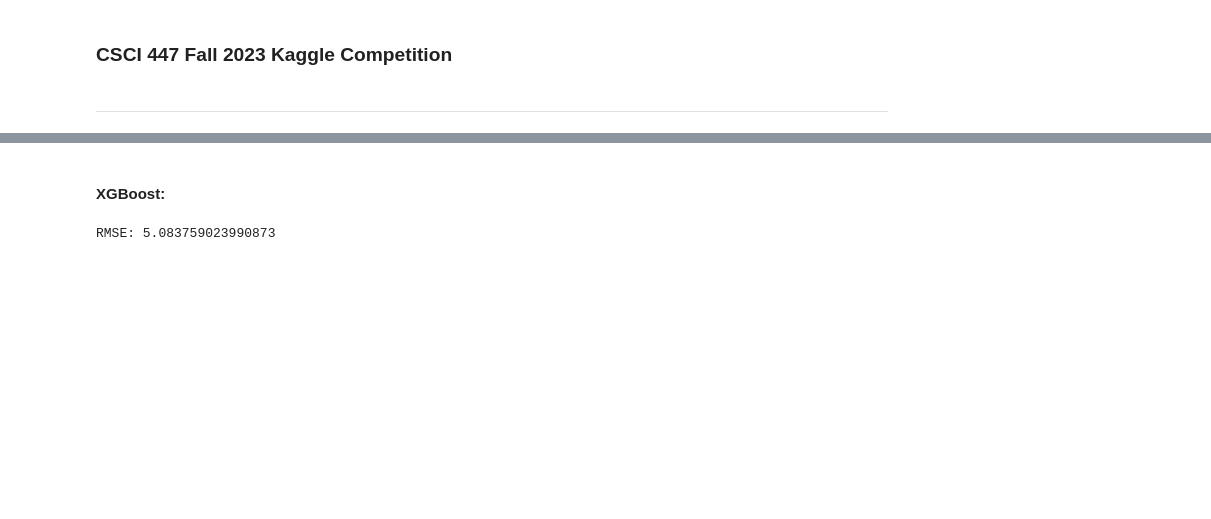
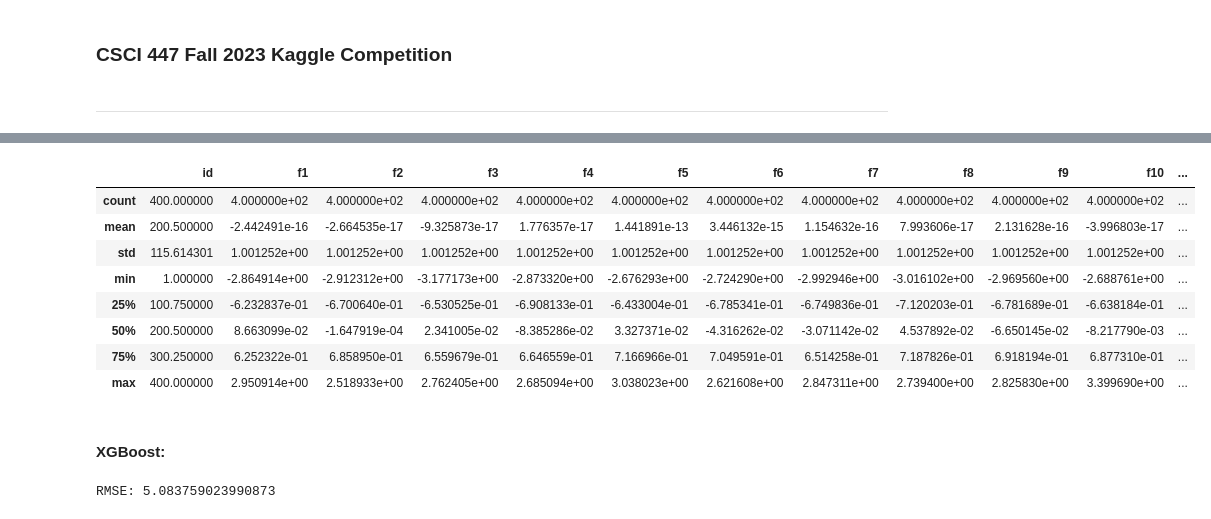
Before and after one commit to cake-dev/machine_learning_class, a Jupyter notebook: assignments/Kaggle_Competition.ipynb, the cells around one changed output, grey strips where cells are left out. Saved outputs shown, nothing was run; the diff lists cells and outputs as text; code cells hidden in the pictures; blank space fills up the shorter version.

```diff
--- a/assignments/Kaggle_Competition.ipynb
+++ b/assignments/Kaggle_Competition.ipynb
@@ -54,3 +63,23 @@ train.describe()
+# %%
+# add column names back
+train = pd.DataFrame(train, columns=train_cols)
+test = pd.DataFrame(test, columns=test_cols)
+# add target col back
+train['target'] = train_target
+# add id col back
+train['id'] = train_id
+test['id'] = test_id
+train.describe()
+# %% [output]
+|  | id | f1 | f2 | f3 | f4 | f5 | f6 | f7 | f8 | f9 | f10 | ... |
+| count | 400.000000 | 4.000000e+02 | 4.000000e+02 | 4.000000e+02 | 4.000000e+02 | 4.000000e+02 | 4.000000e+02 | 4.000000e+02 | 4.000000e+02 | 4.000000e+02 | 4.000000e+02 | ... |
+| mean | 200.500000 | -2.442491e-16 | -2.664535e-17 | -9.325873e-17 | 1.776357e-17 | 1.441891e-13 | 3.446132e-15 | 1.154632e-16 | 7.993606e-17 | 2.131628e-16 | -3.996803e-17 | ... |
+| std | 115.614301 | 1.001252e+00 | 1.001252e+00 | 1.001252e+00 | 1.001252e+00 | 1.001252e+00 | 1.001252e+00 | 1.001252e+00 | 1.001252e+00 | 1.001252e+00 | 1.001252e+00 | ... |
+| min | 1.000000 | -2.864914e+00 | -2.912312e+00 | -3.177173e+00 | -2.873320e+00 | -2.676293e+00 | -2.724290e+00 | -2.992946e+00 | -3.016102e+00 | -2.969560e+00 | -2.688761e+00 | ... |
+| 25% | 100.750000 | -6.232837e-01 | -6.700640e-01 | -6.530525e-01 | -6.908133e-01 | -6.433004e-01 | -6.785341e-01 | -6.749836e-01 | -7.120203e-01 | -6.781689e-01 | -6.638184e-01 | ... |
+| 50% | 200.500000 | 8.663099e-02 | -1.647919e-04 | 2.341005e-02 | -8.385286e-02 | 3.327371e-02 | -4.316262e-02 | -3.071142e-02 | 4.537892e-02 | -6.650145e-02 | -8.217790e-03 | ... |
+| 75% | 300.250000 | 6.252322e-01 | 6.858950e-01 | 6.559679e-01 | 6.646559e-01 | 7.166966e-01 | 7.049591e-01 | 6.514258e-01 | 7.187826e-01 | 6.918194e-01 | 6.877310e-01 | ... |
+| max | 400.000000 | 2.950914e+00 | 2.518933e+00 | 2.762405e+00 | 2.685094e+00 | 3.038023e+00 | 2.621608e+00 | 2.847311e+00 | 2.739400e+00 | 2.825830e+00 | 3.399690e+00 | ... |
 # %% [markdown]
 #### XGBoost:
 # %%
```
Also changed, not shown: parts of 7 cells of this notebook, 1 other file.
